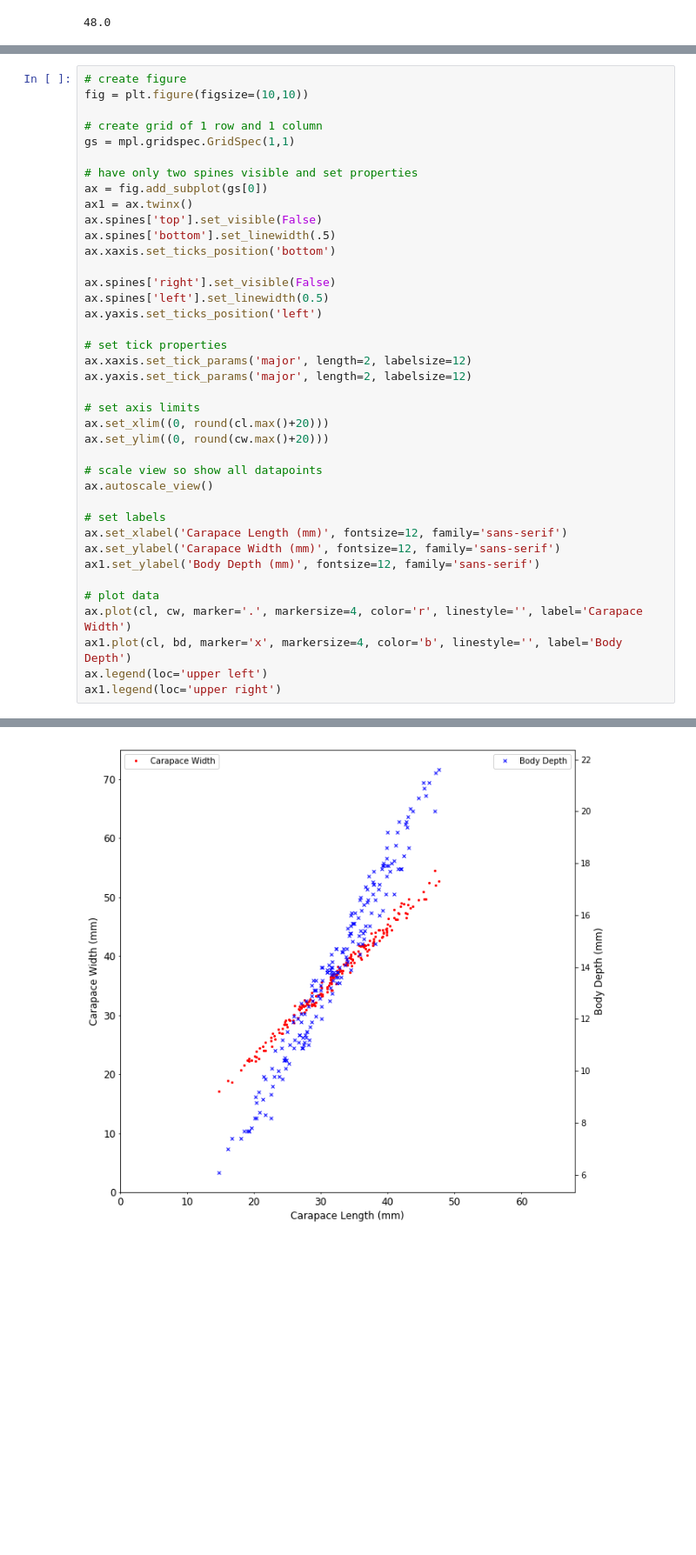
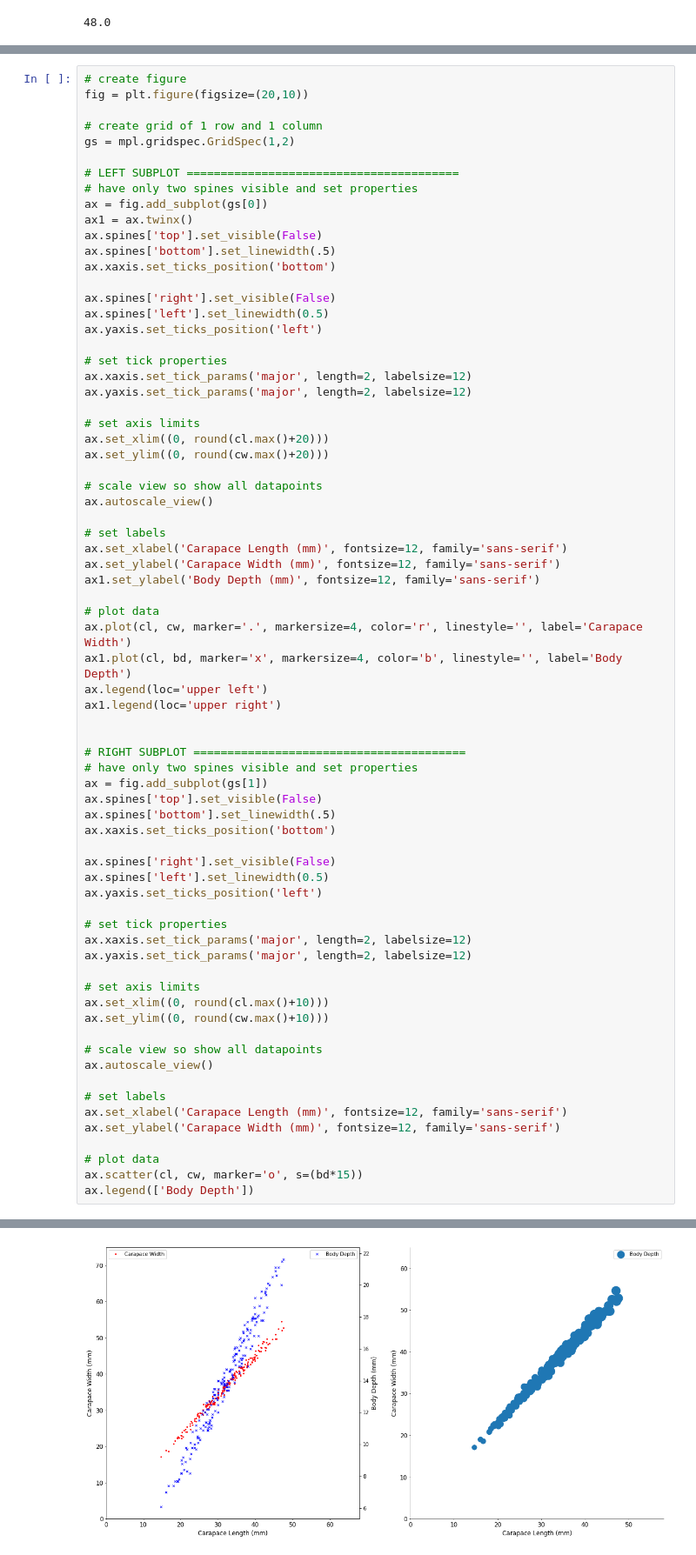
Before and after one commit to maismin/CSC59969S17HW2, a Jupyter notebook: prob1/prob1.ipynb, the cells around one changed output, grey strips where cells are left out. Shown at 87% size. Saved outputs shown, nothing was run; the diff lists cells and outputs as text; blank space fills up the shorter version.

```diff
--- a/prob1/prob1.ipynb
+++ b/prob1/prob1.ipynb
@@ -56,11 +56,12 @@ ax.plot(cl, cw, marker='.', markersize=4, linestyle='')
 [figure]
 # %%
 # create figure
-fig = plt.figure(figsize=(10,10))
+fig = plt.figure(figsize=(20,10))
 
 # create grid of 1 row and 1 column
-gs = mpl.gridspec.GridSpec(1,1)
+gs = mpl.gridspec.GridSpec(1,2)
 
+# LEFT SUBPLOT ========================================
 # have only two spines visible and set properties
 ax = fig.add_subplot(gs[0])
 ax1 = ax.twinx()
@@ -68,31 +69,62 @@ ax.spines['top'].set_visible(False)
 ax.spines['bottom'].set_linewidth(.5)
 ax.xaxis.set_ticks_position('bottom')
 
 ax.spines['right'].set_visible(False)
 ax.spines['left'].set_linewidth(0.5)
 ax.yaxis.set_ticks_position('left')
 
 # set tick properties
 ax.xaxis.set_tick_params('major', length=2, labelsize=12)
 ax.yaxis.set_tick_params('major', length=2, labelsize=12)
 
 # set axis limits
 ax.set_xlim((0, round(cl.max()+20)))
 ax.set_ylim((0, round(cw.max()+20)))
 
 # scale view so show all datapoints
 ax.autoscale_view()
 
 # set labels
 ax.set_xlabel('Carapace Length (mm)', fontsize=12, family='sans-serif')
 ax.set_ylabel('Carapace Width (mm)', fontsize=12, family='sans-serif')
 ax1.set_ylabel('Body Depth (mm)', fontsize=12, family='sans-serif')
 
 # plot data
 ax.plot(cl, cw, marker='.', markersize=4, color='r', linestyle='', label='Carapace Width')
 ax1.plot(cl, bd, marker='x', markersize=4, color='b', linestyle='', label='Body Depth')
 ax.legend(loc='upper left')
 ax1.legend(loc='upper right')
+
+
+# RIGHT SUBPLOT ========================================
+# have only two spines visible and set properties
+ax = fig.add_subplot(gs[1])
+ax.spines['top'].set_visible(False)
+ax.spines['bottom'].set_linewidth(.5)
+ax.xaxis.set_ticks_position('bottom')
+
+ax.spines['right'].set_visible(False)
+ax.spines['left'].set_linewidth(0.5)
+ax.yaxis.set_ticks_position('left')
+
+# set tick properties
+ax.xaxis.set_tick_params('major', length=2, labelsize=12)
+ax.yaxis.set_tick_params('major', length=2, labelsize=12)
+
+# set axis limits
+ax.set_xlim((0, round(cl.max()+10)))
+ax.set_ylim((0, round(cw.max()+10)))
+
+# scale view so show all datapoints
+ax.autoscale_view()
+
+# set labels
+ax.set_xlabel('Carapace Length (mm)', fontsize=12, family='sans-serif')
+ax.set_ylabel('Carapace Width (mm)', fontsize=12, family='sans-serif')
+
+# plot data
+ax.scatter(cl, cw, marker='o', s=(bd*15))
+ax.legend(['Body Depth'])
 # %% [output]
 <matplotlib.legend.Legend at 0x...>
-[figure, old version]
+[figure, new version]
```
Also changed, not shown: parts of 2 cells of this notebook, 1 other file.
